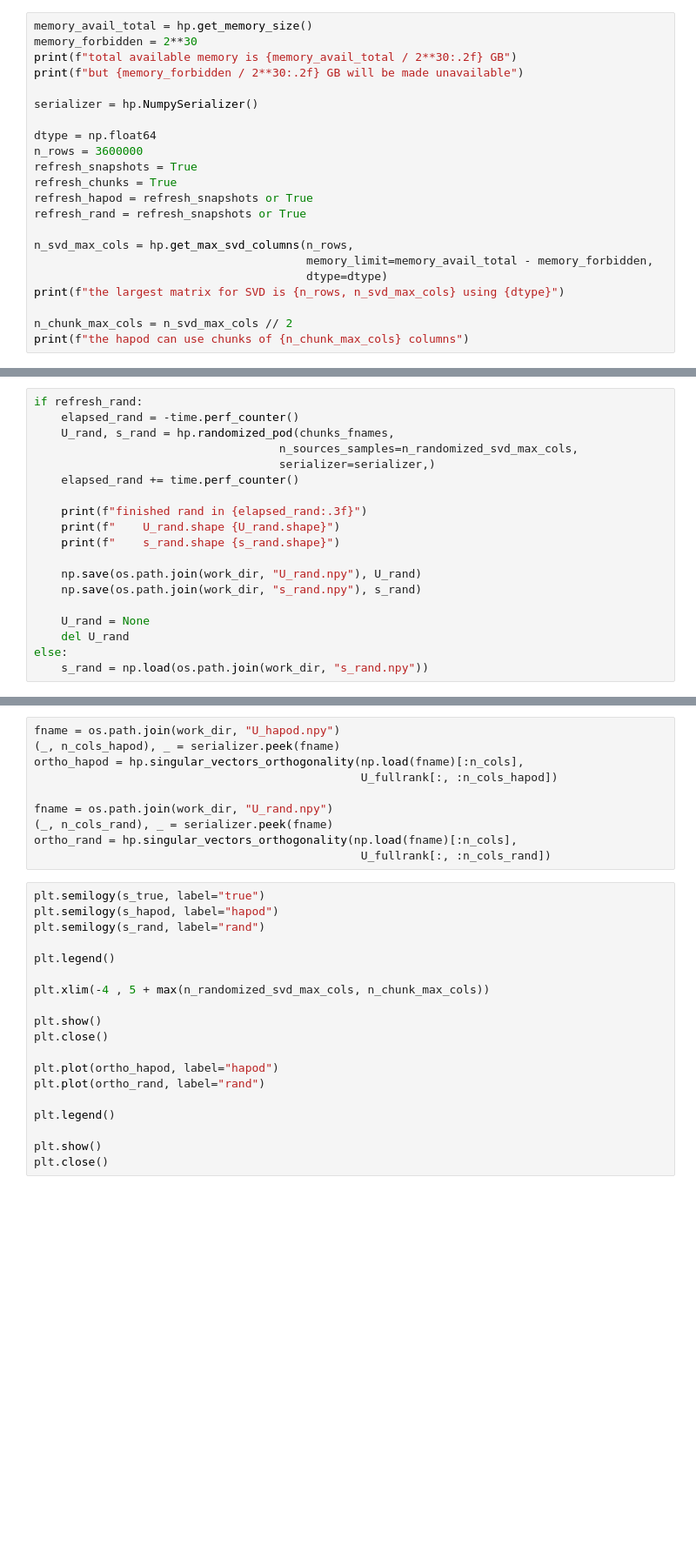
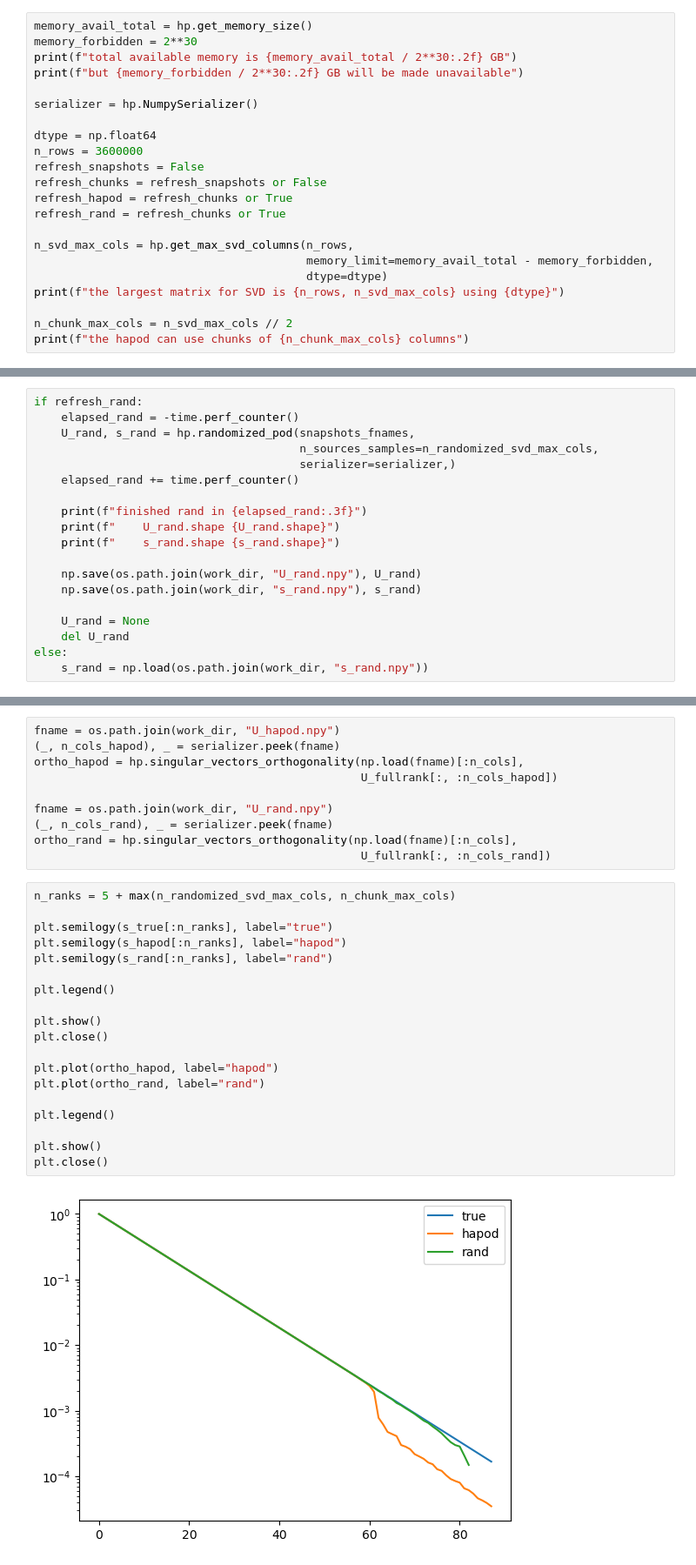
Before and after one commit to lfabris-mhpc/hapod, a Jupyter notebook: tutorials/tutorial_1.ipynb, the cells around one changed output, grey strips where cells are left out. Shown at 87% size. Saved outputs shown, nothing was run; the diff lists cells and outputs as text; blank space fills up the shorter version.

Commit message:
tested hapod and randomized pod on large dataset

```diff
--- a/tutorials/tutorial_1.ipynb
+++ b/tutorials/tutorial_1.ipynb
@@ -19,10 +19,10 @@ serializer = hp.NumpySerializer()
 
 dtype = np.float64
 n_rows = 3600000
-refresh_snapshots = True
-refresh_chunks = True
-refresh_hapod = refresh_snapshots or True
-refresh_rand = refresh_snapshots or True
+refresh_snapshots = False
+refresh_chunks = refresh_snapshots or False
+refresh_hapod = refresh_chunks or True
+refresh_rand = refresh_chunks or True
 
 n_svd_max_cols = hp.get_max_svd_columns(n_rows,
                                         memory_limit=memory_avail_total - memory_forbidden,
@@ -138,9 +181,9 @@ gc.collect()
 # %%
 if refresh_rand:
     elapsed_rand = -time.perf_counter()
-    U_rand, s_rand = hp.randomized_pod(chunks_fnames,
-                                    n_sources_samples=n_randomized_svd_max_cols,
-                                    serializer=serializer,)
+    U_rand, s_rand = hp.randomized_pod(snapshots_fnames,
+                                       n_sources_samples=n_randomized_svd_max_cols,
+                                       serializer=serializer,)
     elapsed_rand += time.perf_counter()
 
     print(f"finished rand in {elapsed_rand:.3f}")
@@ -165,21 +212,23 @@ fname = os.path.join(work_dir, "U_rand.npy")
 ortho_rand = hp.singular_vectors_orthogonality(np.load(fname)[:n_cols],
                                                 U_fullrank[:, :n_cols_rand])
 # %%
-plt.semilogy(s_true, label="true")
-plt.semilogy(s_hapod, label="hapod")
-plt.semilogy(s_rand, label="rand")
+n_ranks = 5 + max(n_randomized_svd_max_cols, n_chunk_max_cols)
+
+plt.semilogy(s_true[:n_ranks], label="true")
+plt.semilogy(s_hapod[:n_ranks], label="hapod")
+plt.semilogy(s_rand[:n_ranks], label="rand")
 
 plt.legend()
-
-plt.xlim(-4 , 5 + max(n_randomized_svd_max_cols, n_chunk_max_cols))
 
 plt.show()
 plt.close()
 
 plt.plot(ortho_hapod, label="hapod")
 plt.plot(ortho_rand, label="rand")
 
 plt.legend()
 
 plt.show()
 plt.close()
+# %% [output]
+[figure, added]
```
Also changed, not shown: parts of 10 cells of this notebook, 3 other files.
